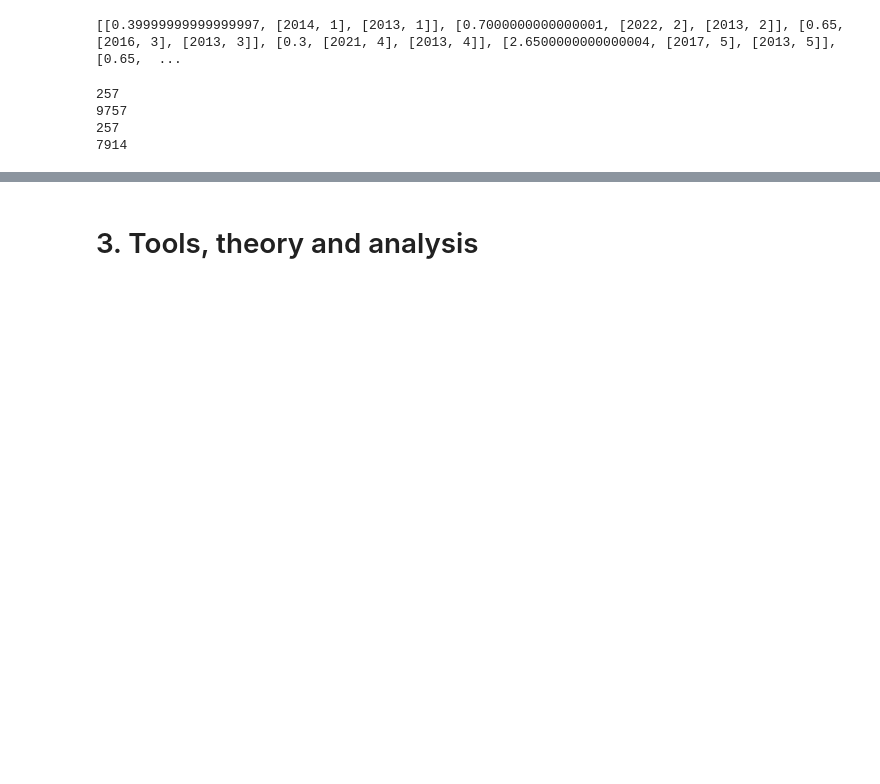
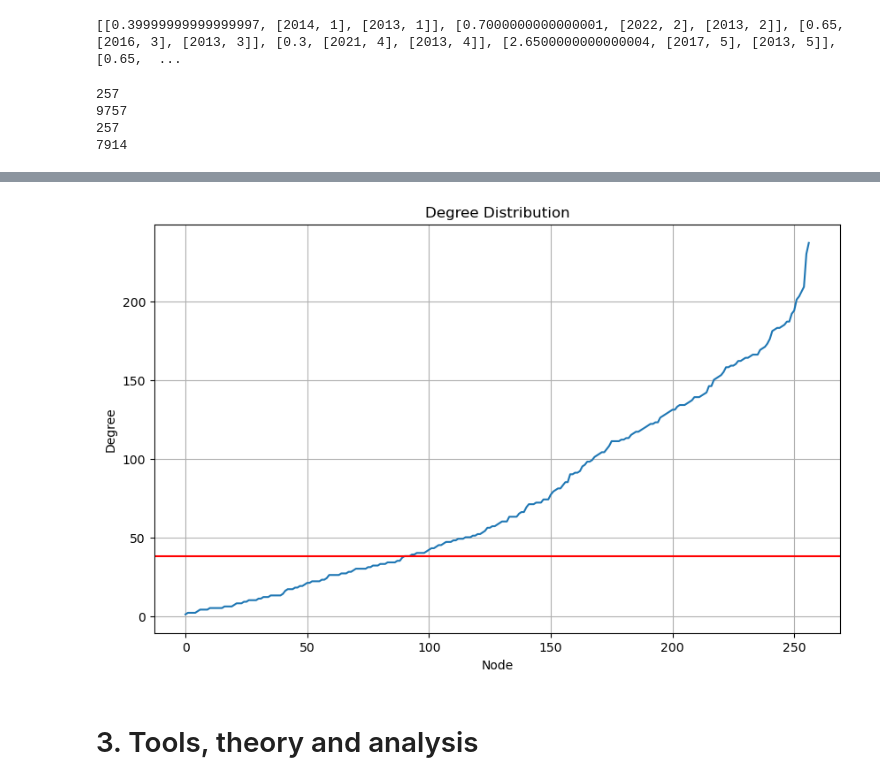
Before and after one commit to jesp9435/ComSocSci, a Jupyter notebook: Explainer.ipynb, the cells around one changed output, grey strips where cells are left out. Drawn from its saved outputs; the diff is of its cells as text; code cells hidden in the pictures; blank space fills up the shorter version.

```diff
--- a/Explainer.ipynb
+++ b/Explainer.ipynb
@@ -290,3 +302,14 @@ Average degree 2017; 30.79377431906615
+# %%
+plt.figure(figsize=(10, 6))
+plt.plot(sorted(degree_dist))
+plt.title("Degree Distribution")
+plt.xlabel("Node")
+plt.ylabel("Degree")
+plt.grid(True)
+plt.axhline(y=38, color='r', linestyle='-', label="Mean")
+plt.show()
+# %% [output]
+[figure, added]
 # %%
 with open('network_config.json', 'r') as f: #Pre-defined network_config we created
     loaded_config = json.load(f)
```
Also changed, not shown: parts of 3 cells of this notebook.
